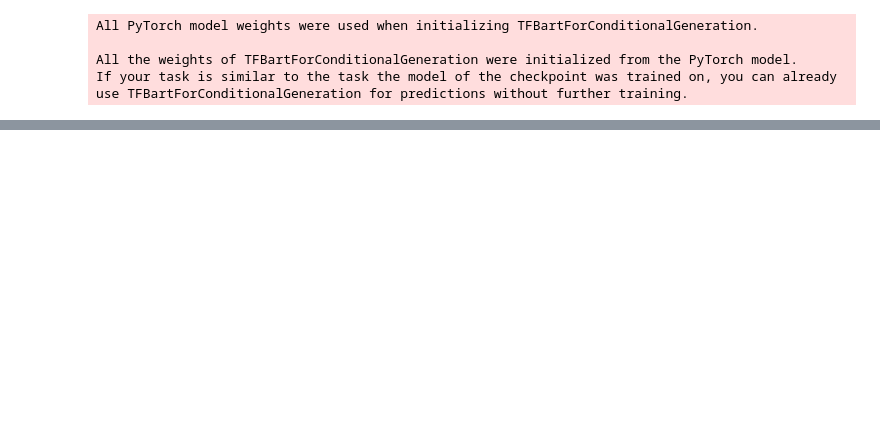
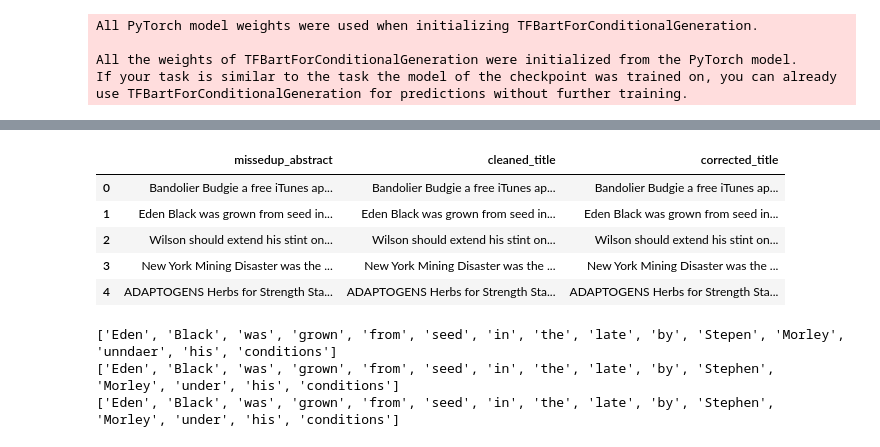
Before and after one commit to assemihab/spellingCorrection, a Jupyter notebook: assignment 3.5.ipynb, the cells around one changed output, grey strips where cells are left out. Drawn from its saved outputs; the diff is of its cells as text; code cells hidden in the pictures; blank space fills up the shorter version.

```diff
--- a/assignment 3.5.ipynb
+++ b/assignment 3.5.ipynb
@@ -339,7 +396,9 @@ model.fit(train_dataset, validation_data=train_dataset, epochs=num_train_epochs)
 # %%
-sentence='As she translates from one lanuage to anoher'
+sentence='As she translates frmo her lanuage to anoher'
+
 inputs = tokenizer(sentence, max_length=512, return_tensors='tf', padding="max_length", truncation=True)
 predicted_abstract = model.generate(**inputs)
+predicted_abstract
 decoded=tokenizer.decode(predicted_abstract[0], skip_special_tokens=True)
 decoded
 # %% [output]
@@ -444,22 +405,0 @@ print(corrected_text)
-# %%
-# spell checker
-from transformers import AutoTokenizer, AutoModelForSeq2SeqLM
-tokenizer = AutoTokenizer.from_pretrained("Bhuvana/t5-base-spellchecker")
-
-model = AutoModelForSeq2SeqLM.from_pretrained("Bhuvana/t5-base-spellchecker")
-def correct(inputs):
-    input_ids = tokenizer.encode(inputs,return_tensors='pt')
-    sample_output = model.generate(
-        input_ids,
-        do_sample=True,
-        max_length=50,
-        top_p=0.99,
-        num_return_sequences=1
-    )
-    res = tokenizer.decode(sample_output[0], skip_special_tokens=True)
-    return res
-
-
-text = "christmas is celbrated on decembr 25 evry ear"
-
-print(correct(text))
@@ -465,0 +408,4 @@ print(correct(text))
+# %%
+test_data=test_data.head(300)
+print( test_data.shape)
+test_data.head()
@@ -465,0 +420,27 @@ print(correct(text))
+# %%
+corrected_sentences = []
+for sentence in test_data['missedup_abstract']:
+
+    inputs = tokenizer(sentence, max_length=512, return_tensors='tf', padding="max_length", truncation=True)
+    predicted_abstract = model.generate(**inputs)
+    decoded=tokenizer.decode(predicted_abstract[0], skip_special_tokens=True)
+    corrected_sentences.append(decoded)
+
+test_data['corrected_title'] = corrected_sentences
+# %%
+test_data.head()
+# %% [output]
+|  | missedup_abstract | cleaned_title | corrected_title |
+| 0 | Bandolier Budgie a free iTunes ap... | Bandolier Budgie a free iTunes ap... | Bandolier Budgie a free iTunes ap... |
+| 1 | Eden Black was grown from seed in... | Eden Black was grown from seed in... | Eden Black was grown from seed in... |
+| 2 | Wilson should extend his stint on... | Wilson should extend his stint on... | Wilson should extend his stint on... |
+| 3 | New York Mining Disaster was the ... | New York Mining Disaster was the ... | New York Mining Disaster was the ... |
+| 4 | ADAPTOGENS Herbs for Strength Sta... | ADAPTOGENS Herbs for Strength Sta... | ADAPTOGENS Herbs for Strength Sta... |
+# %%
+print((test_data.iloc[1,0]).split())
+print((test_data.iloc[1,1]).split())
+print(test_data.iloc[1,2].split())
+# %% [output]
+['Eden', 'Black', 'was', 'grown', 'from', 'seed', 'in', 'the', 'late', 'by', 'Stepen', 'Morley', 'unndaer', 'his', 'conditions']
+['Eden', 'Black', 'was', 'grown', 'from', 'seed', 'in', 'the', 'late', 'by', 'Stephen', 'Morley', 'under', 'his', 'conditions']
+['Eden', 'Black', 'was', 'grown', 'from', 'seed', 'in', 'the', 'late', 'by', 'Stephen', 'Morley', 'under', 'his', 'conditions']
```
Also changed, not shown: parts of 66 cells of this notebook.
